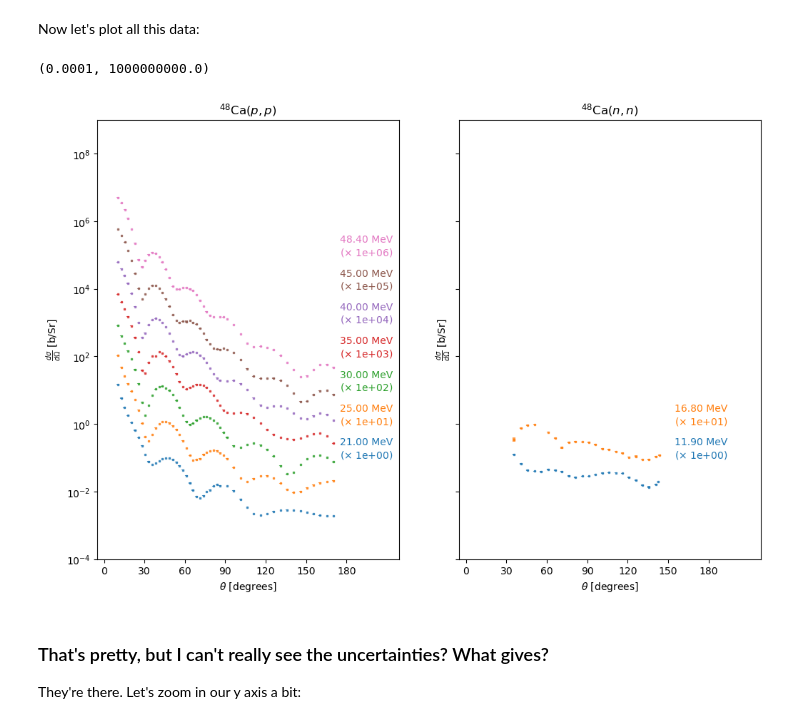
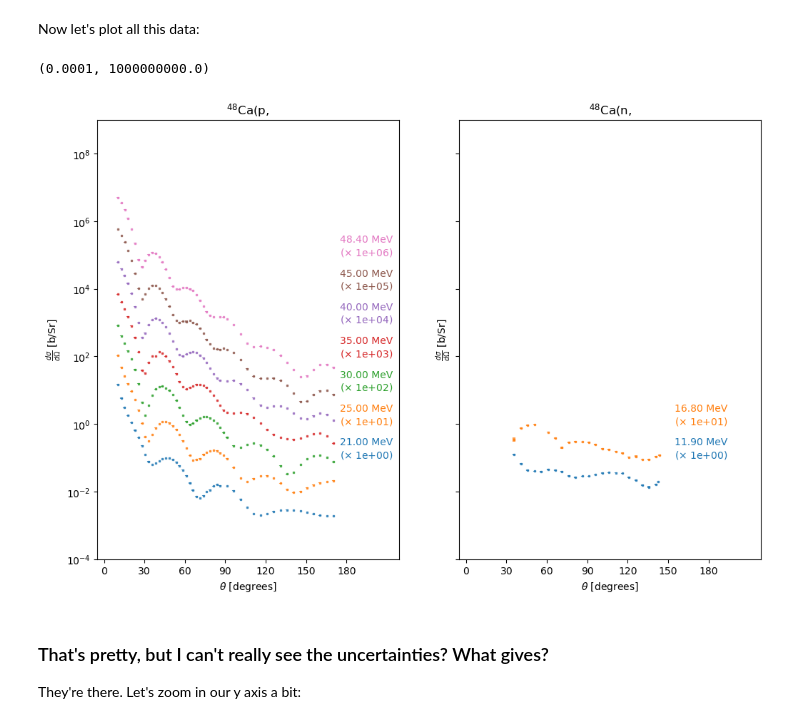
Before and after one commit to beykyle/exfor_tools, a Jupyter notebook: examples/introductory_tutorial.ipynb, the cells around one changed output. Cells and saved outputs as stored; diff of their text form; code cells hidden in the pictures.

Commit message:
fix reaction parsing

```diff
--- a/examples/introductory_tutorial.ipynb
+++ b/examples/introductory_tutorial.ipynb
@@ -56,9 +63,9 @@ Ok, it looks like `DATA-ERR` does not include systematic uncertainties in the no
 # %%
-ca48_pp = ExforEntry(
+entry_pp = ExforEntry(
     entry="C0624",
-    reaction=Reaction(
-        target=(48, 20),
-        projectile=(1, 1),
+    reaction=reaction.ElasticReaction(
+        target=reaction.Nucleus(48, 20),
+        projectile=reaction.Nucleus(1, 1),
     ),
     quantity="dXS/dA",
     vocal=True,
@@ -99,11 +106,10 @@ Nice!
 
 ### Now let's grab some neutron data
 # %%
-ca48_nn = ExforEntry(
+entry_nn = ExforEntry(
     entry="14303",
-    reaction=Reaction(
-        target=(48, 20),
-        projectile=(1, 0),
+    reaction=reaction.ElasticReaction(
+        target=reaction.Nucleus(48, 20), projectile=reaction.Nucleus(1, 0)
     ),
     quantity="dXS/dA",
     vocal=True,
@@ -127,22 +133,22 @@ label_settings = {
 }
 # %%
 fig, (ax1, ax2) = plt.subplots(1, 2, figsize=(12, 8), sharey=True)
-ca48_pp.plot(
+entry_pp.plot(
     ax1,
     offsets=10,
     label_kwargs=label_settings,
 )
-ca48_nn.plot(
+entry_nn.plot(
     ax2,
     offsets=10,
     label_kwargs=label_settings,
 )
 ax1.set_xlim([-5, 219])
 ax2.set_xlim([-5, 219])
 ax1.set_ylim([1e-4, 1e9])
 # %% [output]
 (0.0001, 1000000000.0)
-[figure, old version]
+[figure, new version]
 # %% [markdown]
 ### That's pretty, but I can't really see the uncertainties? What gives?
 
```
Also changed, not shown: parts of 28 cells of this notebook, 7 other files.
